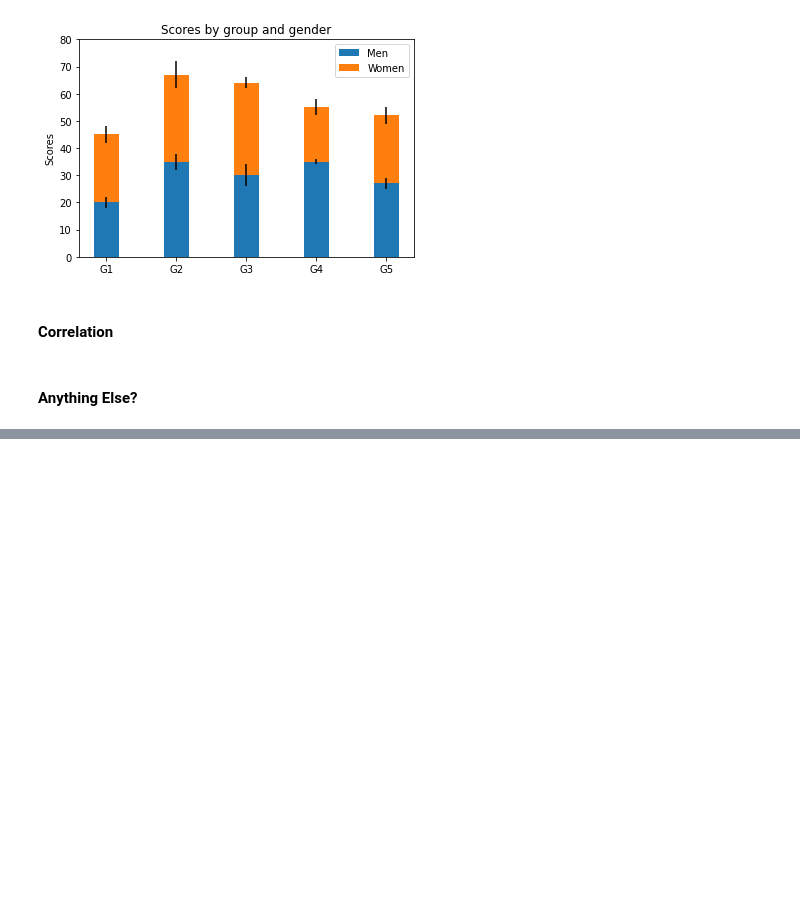
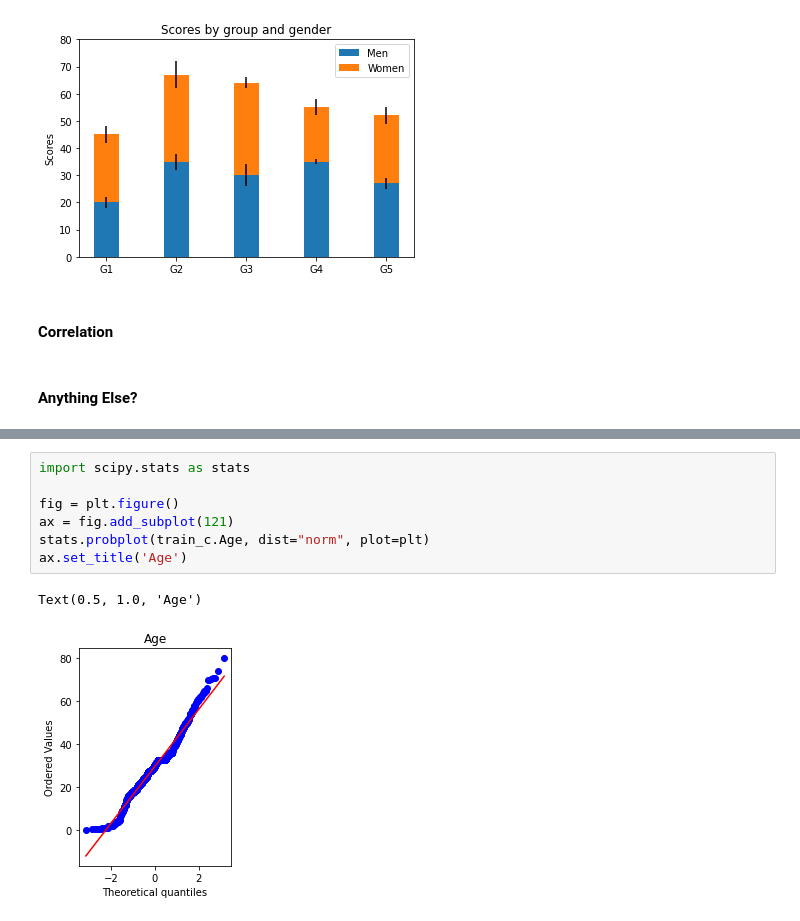
Before and after one commit to ryanlonergan/titanic, a Jupyter notebook: EDA_Cleaning_FeatureEngineering.ipynb, the cells around one changed output, grey strips where cells are left out. Drawn from its saved outputs; the diff is of its cells as text; blank space fills up the shorter version.

```diff
--- a/EDA_Cleaning_FeatureEngineering.ipynb
+++ b/EDA_Cleaning_FeatureEngineering.ipynb
@@ -1046,0 +1087,10 @@ plt.show()
+# %%
+import scipy.stats as stats
+
+fig = plt.figure()
+ax = fig.add_subplot(121)
+stats.probplot(train_c.Age, dist="norm", plot=plt)
+ax.set_title('Age')
+# %% [output]
+Text(0.5, 1.0, 'Age')
+[figure, added]
```
Also changed, not shown: parts of 4 cells of this notebook.
